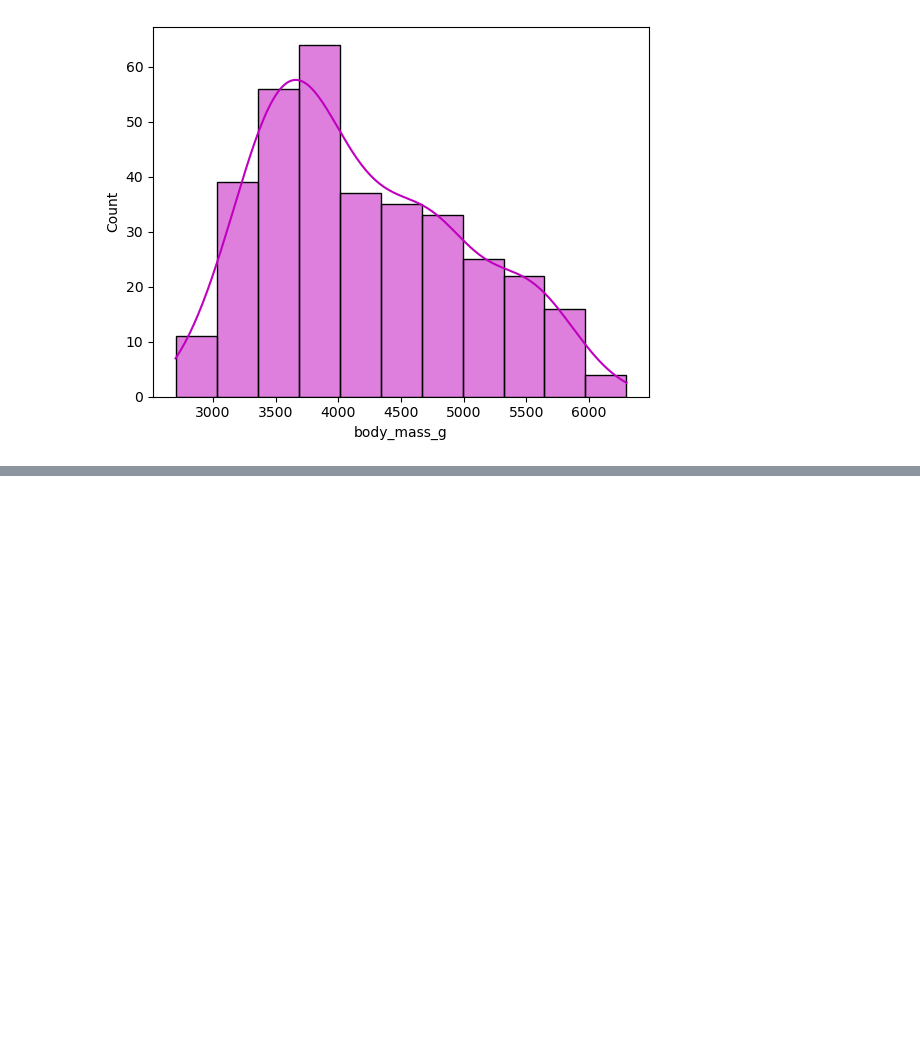
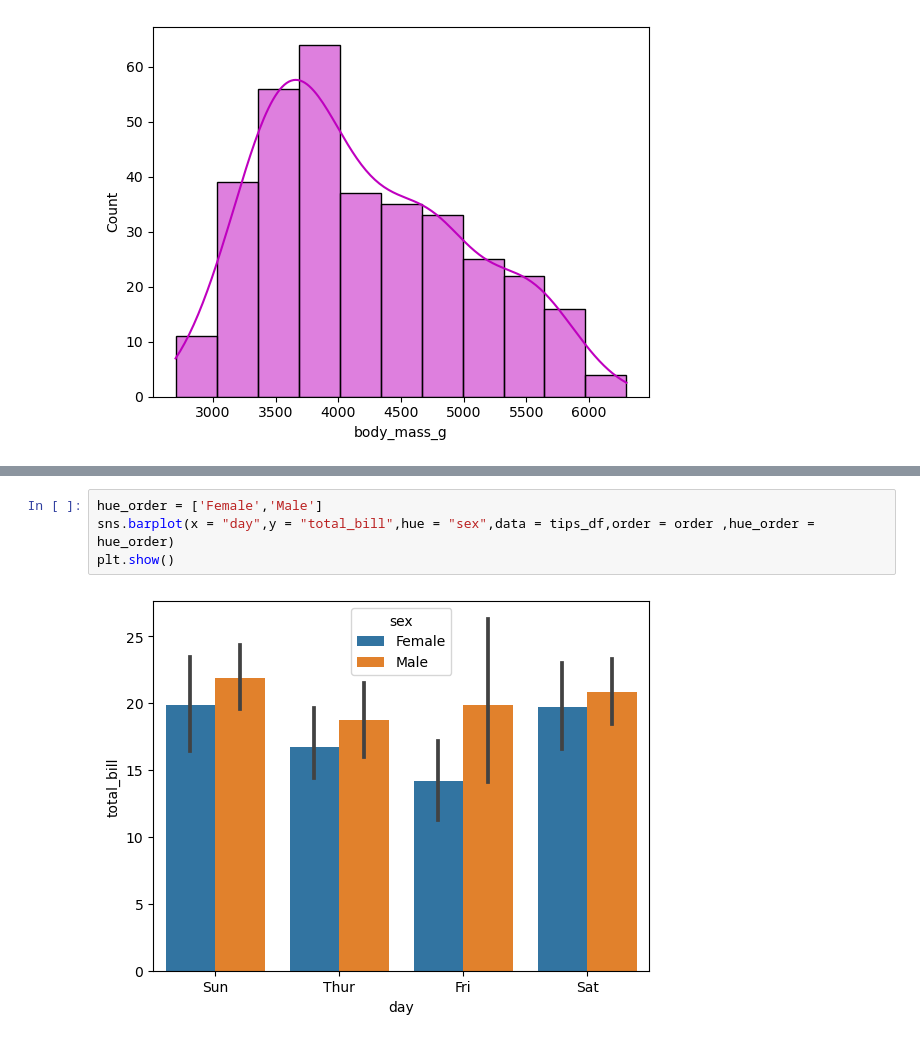
Before and after one commit to KhushiThakur25/ML-Batch, a Jupyter notebook: SeaBorn_File.ipynb, the cells around one changed output, grey strips where cells are left out. Saved outputs shown, nothing was run; the diff lists cells and outputs as text; blank space fills up the shorter version.

```diff
--- a/SeaBorn_File.ipynb
+++ b/SeaBorn_File.ipynb
@@ -53,0 +99,6 @@ sns.histplot(data = pg,x = "body_mass_g",kde = True,color="m")
+# %%
+hue_order = ['Female','Male']
+sns.barplot(x = "day",y = "total_bill",hue = "sex",data = tips_df,order = order ,hue_order = hue_order)
+plt.show()
+# %% [output]
+[figure, added]
```
Also changed, not shown: parts of 22 cells of this notebook.
